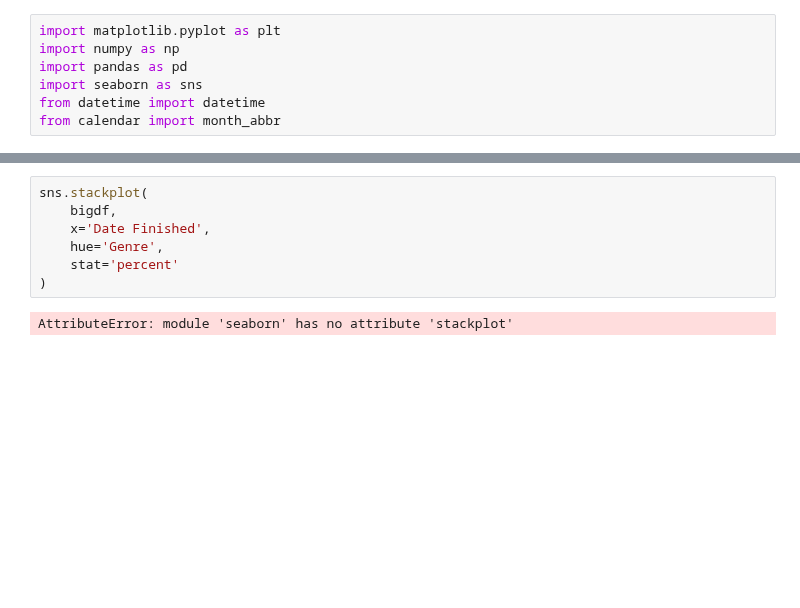
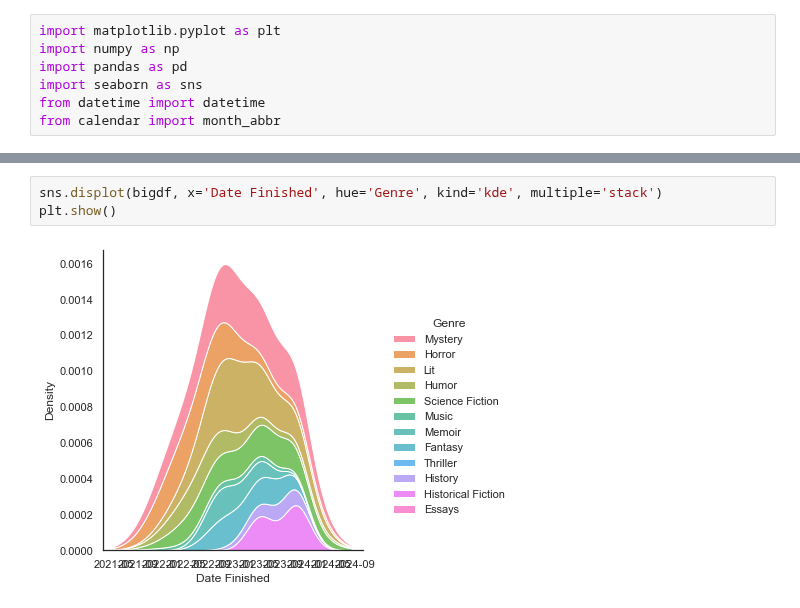
Before and after one commit to carey-james/Reading-List, a Jupyter notebook: stats/Viz.ipynb, the cells around one changed output, grey strips where cells are left out. Cells and saved outputs as stored; diff of their text form; blank space fills up the shorter version.

```diff
--- a/stats/Viz.ipynb
+++ b/stats/Viz.ipynb
@@ -81,9 +81,5 @@ plt.show()
 # %%
-sns.stackplot(
-    bigdf,
-    x='Date Finished',
-    hue='Genre',
-    stat='percent'
-)
+sns.displot(bigdf, x='Date Finished', hue='Genre', kind='kde', multiple='stack')
+plt.show()
 # %% [output]
-AttributeError: module 'seaborn' has no attribute 'stackplot'
+[figure, added]
```
Also changed, not shown: parts of 5 cells of this notebook.
